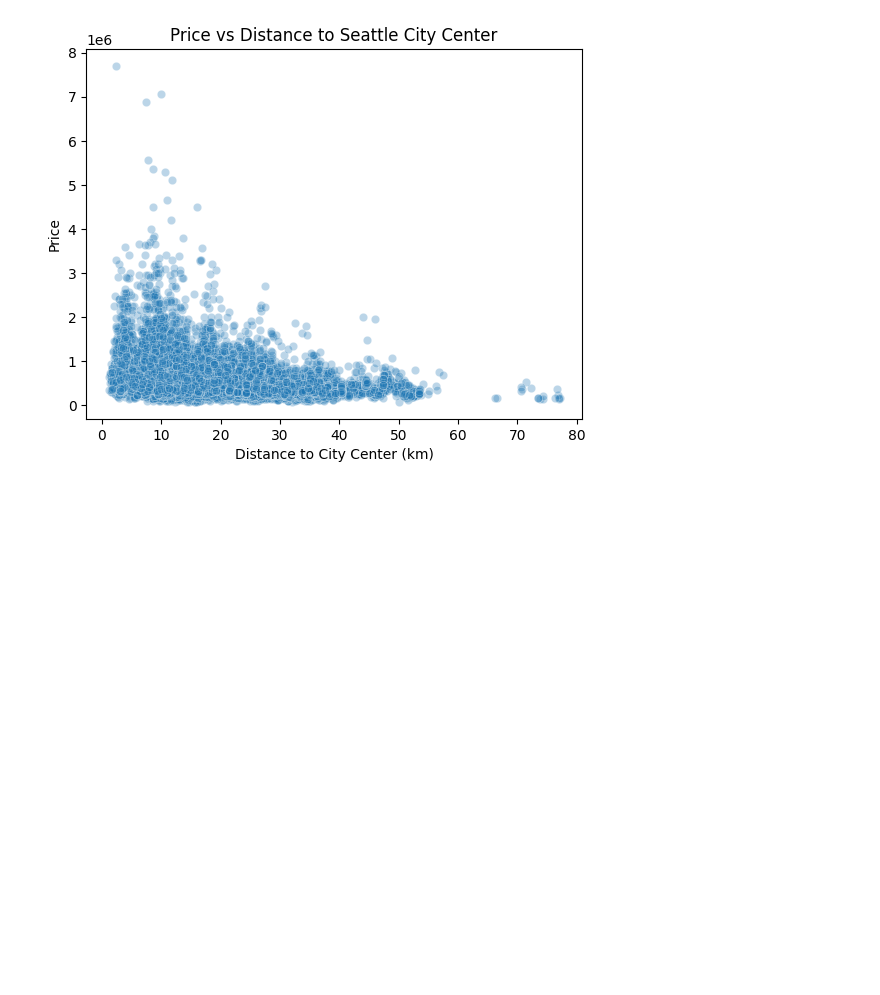
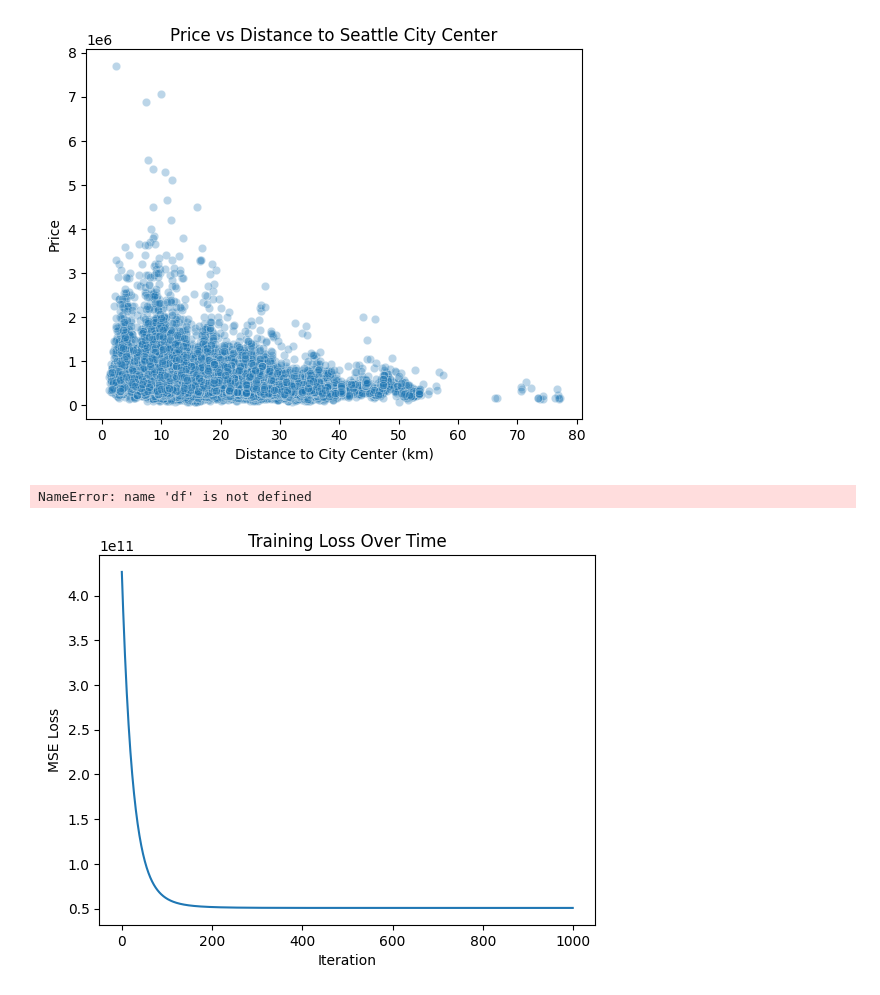
Before and after one commit to Nithyacoorg2005/PropTechPricePrediction, a Jupyter notebook: notebooks/01_eda.ipynb, the cells around one changed output. Drawn from its saved outputs; the diff is of its cells as text; code cells hidden in the pictures; blank space fills up the shorter version.

```diff
--- a/notebooks/01_eda.ipynb
+++ b/notebooks/01_eda.ipynb
@@ -115,3 +107,43 @@ plt.ylabel("Price")
 plt.show()
 # %% [output]
 [figure]
+# %%
+features = ["sqft_living", "bedrooms", "dist_to_city_center_km"]
+X = df[features].values
+y = df["price"].values.reshape(-1, 1)
+
+# Normalize features (critical for gradient descent)
+X_mean = X.mean(axis=0)
+X_std = X.std(axis=0)
+
+X_norm = (X - X_mean) / X_std
+
+# Add bias term
+X_b = np.c_[np.ones((X_norm.shape[0], 1)), X_norm]
+# %% [output]
+NameError: name 'df' is not defined
+# %%
+np.random.seed(42)
+w = np.random.randn(X_b.shape[1], 1)
+learning_rate = 0.01
+n_iterations = 1000
+# %%
+losses = []
+
+for i in range(n_iterations):
+    y_pred = X_b @ w
+    error = y_pred - y
+
+    gradients = (2 / len(y)) * (X_b.T @ error)
+    w -= learning_rate * gradients
+
+    loss = np.mean(error ** 2)
+    losses.append(loss)
+# %%
+plt.plot(losses)
+plt.xlabel("Iteration")
+plt.ylabel("MSE Loss")
+plt.title("Training Loss Over Time")
+plt.show()
+# %% [output]
+[figure, added]
```
Also changed, not shown: parts of 19 cells of this notebook.
